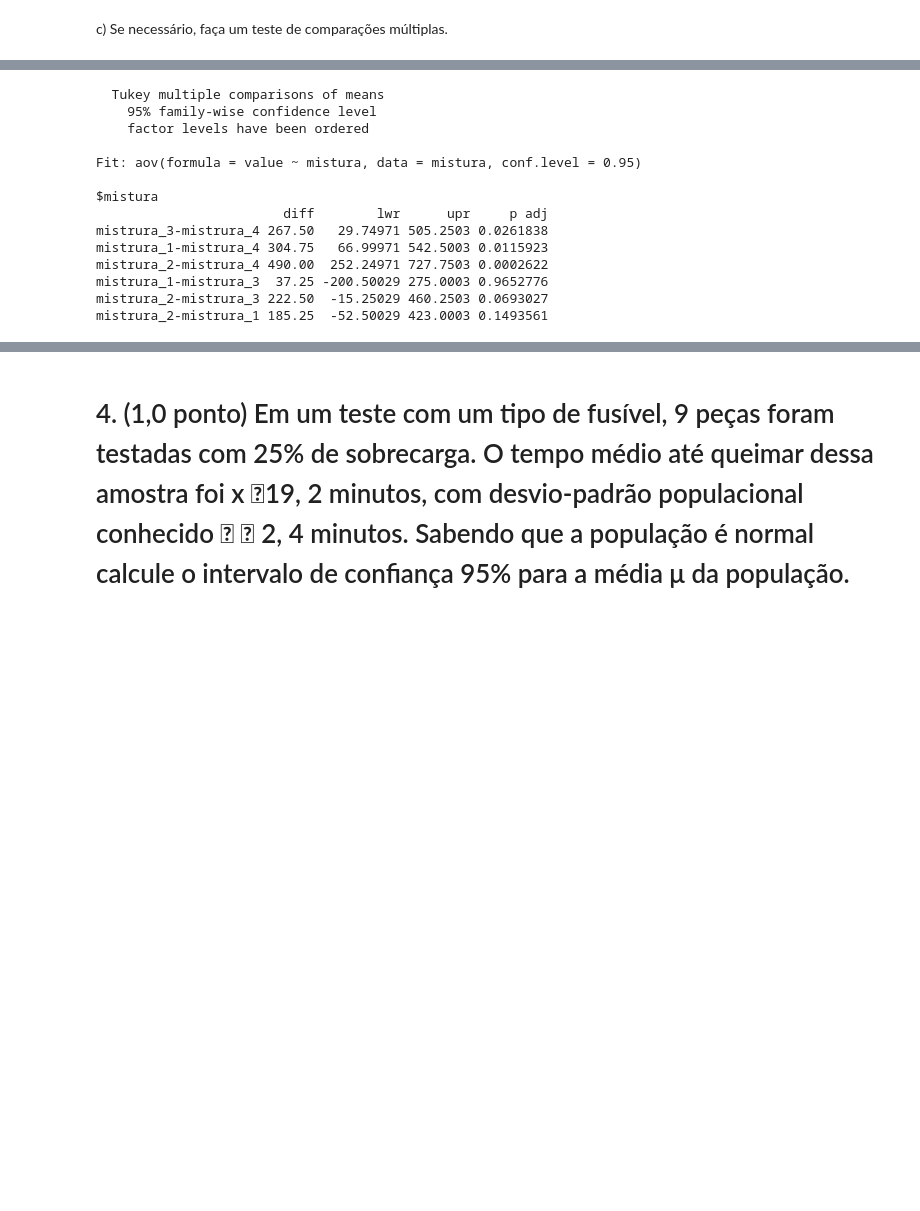
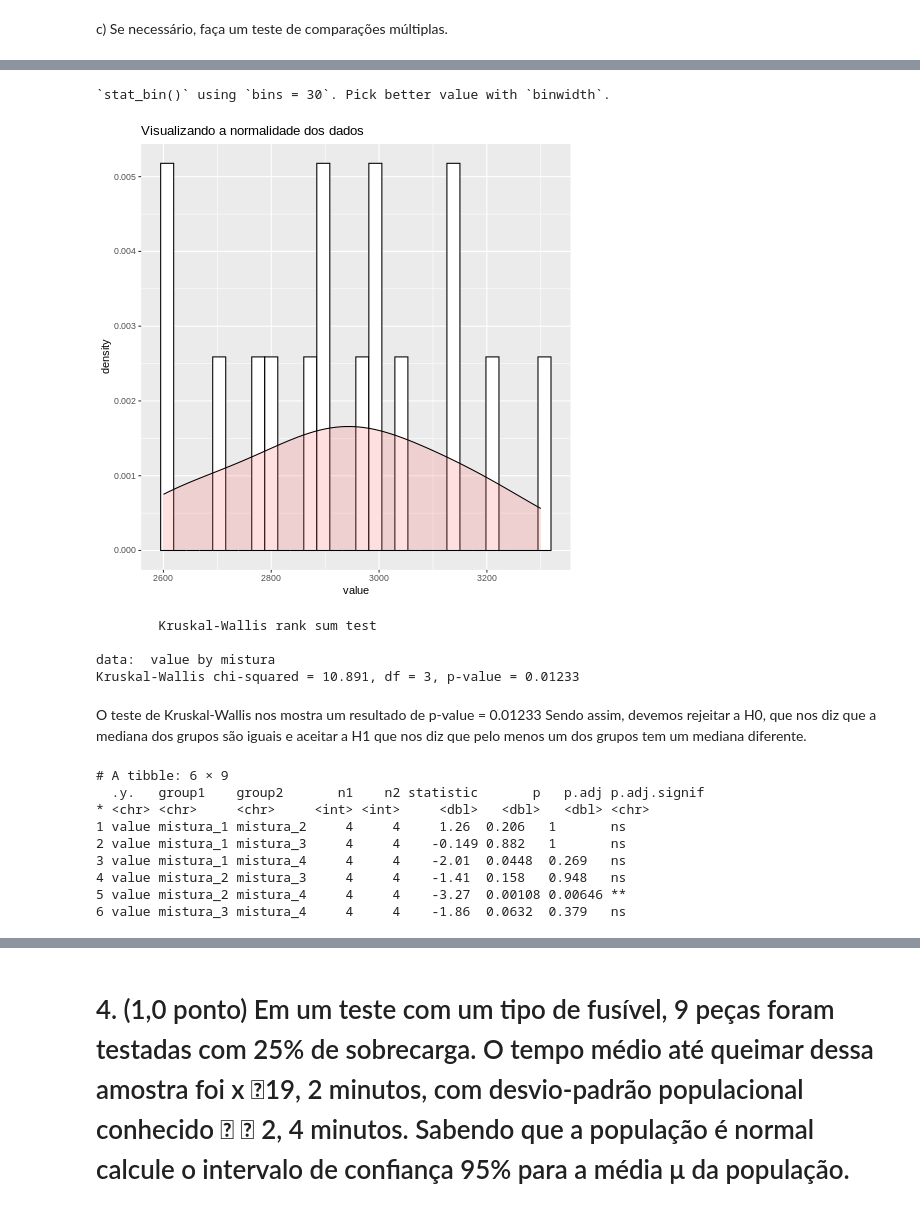
Before and after one commit to uervitonsantos/Estudo_Sobre_Estatistica_Frequentista_E_Metodos_Quantitativos, a Jupyter notebook: Avaliação_Métodos_Quantitativo.ipynb, the cells around one changed output, grey strips where cells are left out. Saved outputs shown, nothing was run; the diff lists cells and outputs as text; code cells hidden in the pictures; blank space fills up the shorter version.

```diff
--- a/Avaliação_Métodos_Quantitativo.ipynb
+++ b/Avaliação_Métodos_Quantitativo.ipynb
@@ -380,21 +417,36 @@ Signif. codes:  0 ‘***’ 0.001 ‘**’ 0.01 ‘*’ 0.05 ‘.’ 0.1 ‘ ’
+# %%
+%%R
+# Grafico para mostrar a distribuição dos dados
+ggplot(mistura, aes(x=value)) + geom_histogram(aes(y=..density..), colour="black", fill="white")+
+ geom_density(alpha=.2, fill="#FF6666") + ggtitle("Visualizando a normalidade dos dados")
+# %% [output]
+`stat_bin()` using `bins = 30`. Pick better value with `binwidth`.
+[figure, added]
+# %%
+%%R
+kruskal_mistura <- kruskal.test(value ~ mistura, data = mistura)
+kruskal_mistura
+# %% [output]
+        Kruskal-Wallis rank sum test
+
+data:  value by mistura
+Kruskal-Wallis chi-squared = 10.891, df = 3, p-value = 0.01233
+# %% [markdown]
+O teste de Kruskal-Wallis nos mostra um resultado de p-value = 0.01233
+Sendo assim, devemos rejeitar a H0, que nos diz que a mediana dos grupos são iguais e aceitar a H1 que nos diz que pelo menos um dos grupos tem um mediana diferente.
 # %%
 %%R
-# teste de tukey para análizar entre quais grupos existe as maiores variâncias
-# https://en.wikipedia.org/wiki/Tukey's_range_test
-TUKEY <- TukeyHSD(anova_mistura, "mistura", ordered = TRUE, conf.level=0.95)
-TUKEY
+# teste de Dunn para análizar entre quais grupos existe as maiores variâncias
+# https://rdrr.io/cran/rstatix/man/dunn_test.html
+dunn_mistura <- dunn_test(value ~ mistura, data = mistura, p.adjust.method = "bonferroni")
+dunn_mistura
 # %% [output]
-  Tukey multiple comparisons of means
-    95% family-wise confidence level
-    factor levels have been ordered
-
-Fit: aov(formula = value ~ mistura, data = mistura, conf.level = 0.95)
-
-$mistura
-                        diff        lwr      upr     p adj
-mistrura_3-mistrura_4 267.50   29.74971 505.2503 0.0261838
-mistrura_1-mistrura_4 304.75   66.99971 542.5003 0.0115923
-mistrura_2-mistrura_4 490.00  252.24971 727.7503 0.0002622
-mistrura_1-mistrura_3  37.25 -200.50029 275.0003 0.9652776
-mistrura_2-mistrura_3 222.50  -15.25029 460.2503 0.0693027
-mistrura_2-mistrura_1 185.25  -52.50029 423.0003 0.1493561
+# A tibble: 6 × 9
+  .y.   group1    group2       n1    n2 statistic       p   p.adj p.adj.signif
+* <chr> <chr>     <chr>     <int> <int>     <dbl>   <dbl>   <dbl> <chr>
+1 value mistura_1 mistura_2     4     4     1.26  0.206   1       ns
+2 value mistura_1 mistura_3     4     4    -0.149 0.882   1       ns
+3 value mistura_1 mistura_4     4     4    -2.01  0.0448  0.269   ns
+4 value mistura_2 mistura_3     4     4    -1.41  0.158   0.948   ns
+5 value mistura_2 mistura_4     4     4    -3.27  0.00108 0.00646 **
+6 value mistura_3 mistura_4     4     4    -1.86  0.0632  0.379   ns
```
Also changed, not shown: parts of 19 cells of this notebook.
